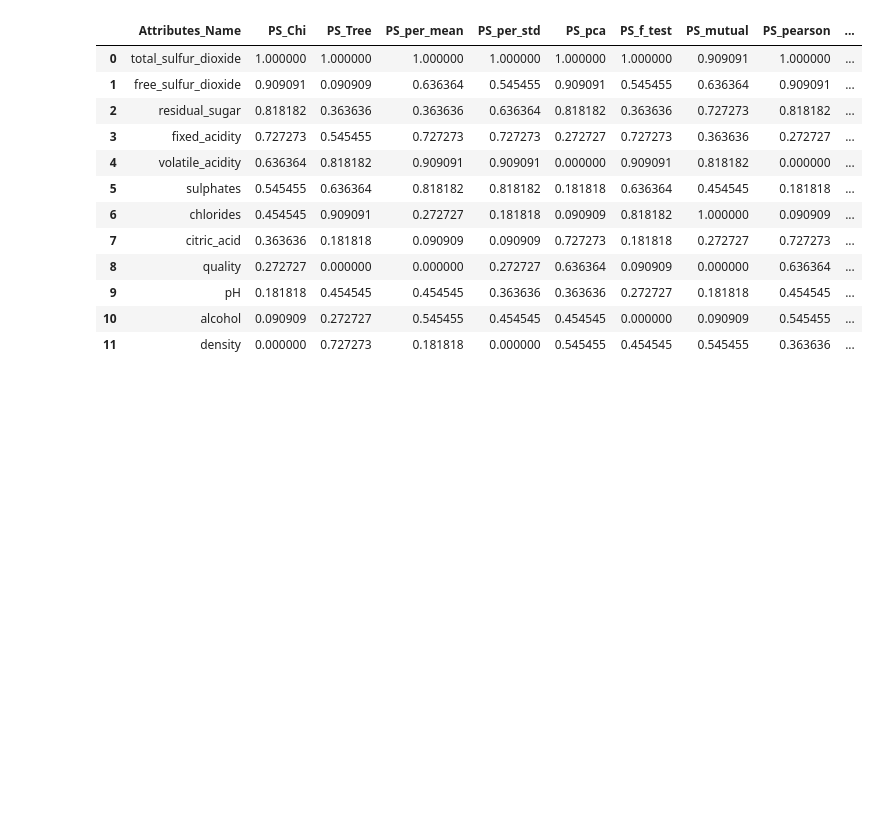
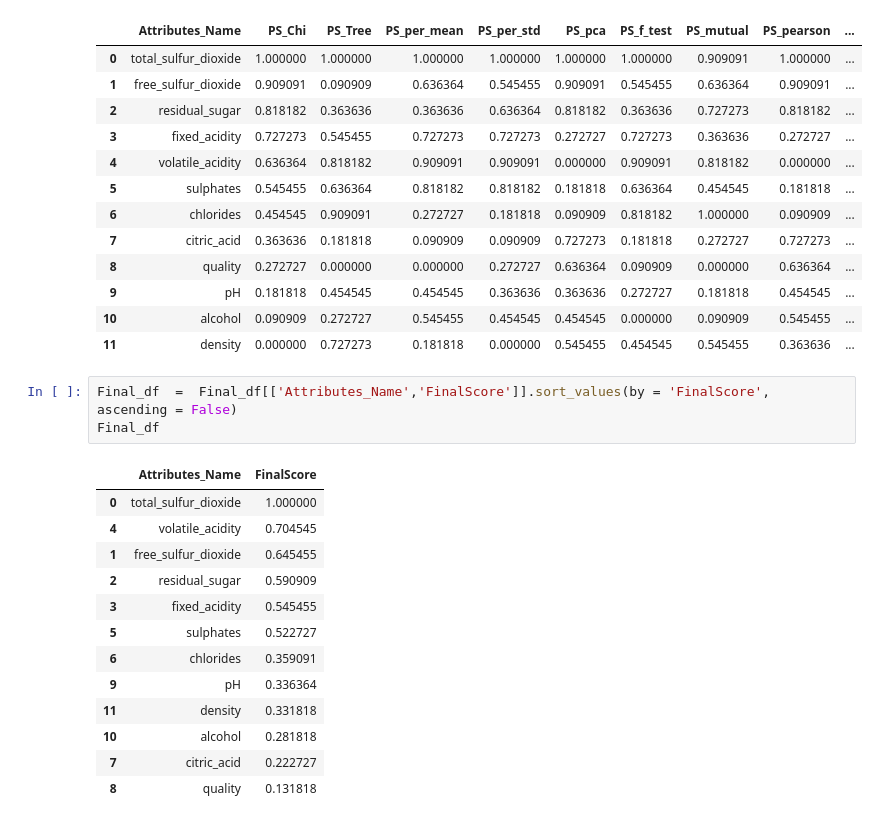
Before and after one commit to Noob919/Feature_selection, a Jupyter notebook: OWA_WINE.ipynb, the cells around one changed output. Cells and saved outputs as stored; diff of their text form; blank space fills up the shorter version.

```diff
--- a/OWA_WINE.ipynb
+++ b/OWA_WINE.ipynb
@@ -302,3 +302,20 @@ Final_df
 | 9 | pH | 0.181818 | 0.454545 | 0.454545 | 0.363636 | 0.363636 | 0.272727 | 0.181818 | 0.454545 | ... |
 | 10 | alcohol | 0.090909 | 0.272727 | 0.545455 | 0.454545 | 0.454545 | 0.000000 | 0.090909 | 0.545455 | ... |
 | 11 | density | 0.000000 | 0.727273 | 0.181818 | 0.000000 | 0.545455 | 0.454545 | 0.545455 | 0.363636 | ... |
+# %%
+Final_df  =  Final_df[['Attributes_Name','FinalScore']].sort_values(by = 'FinalScore', ascending = False)
+Final_df
+# %% [output]
+|  | Attributes_Name | FinalScore |
+| 0 | total_sulfur_dioxide | 1.000000 |
+| 4 | volatile_acidity | 0.704545 |
+| 1 | free_sulfur_dioxide | 0.645455 |
+| 2 | residual_sugar | 0.590909 |
+| 3 | fixed_acidity | 0.545455 |
+| 5 | sulphates | 0.522727 |
+| 6 | chlorides | 0.359091 |
+| 9 | pH | 0.336364 |
+| 11 | density | 0.331818 |
+| 10 | alcohol | 0.281818 |
+| 7 | citric_acid | 0.222727 |
+| 8 | quality | 0.131818 |
```
